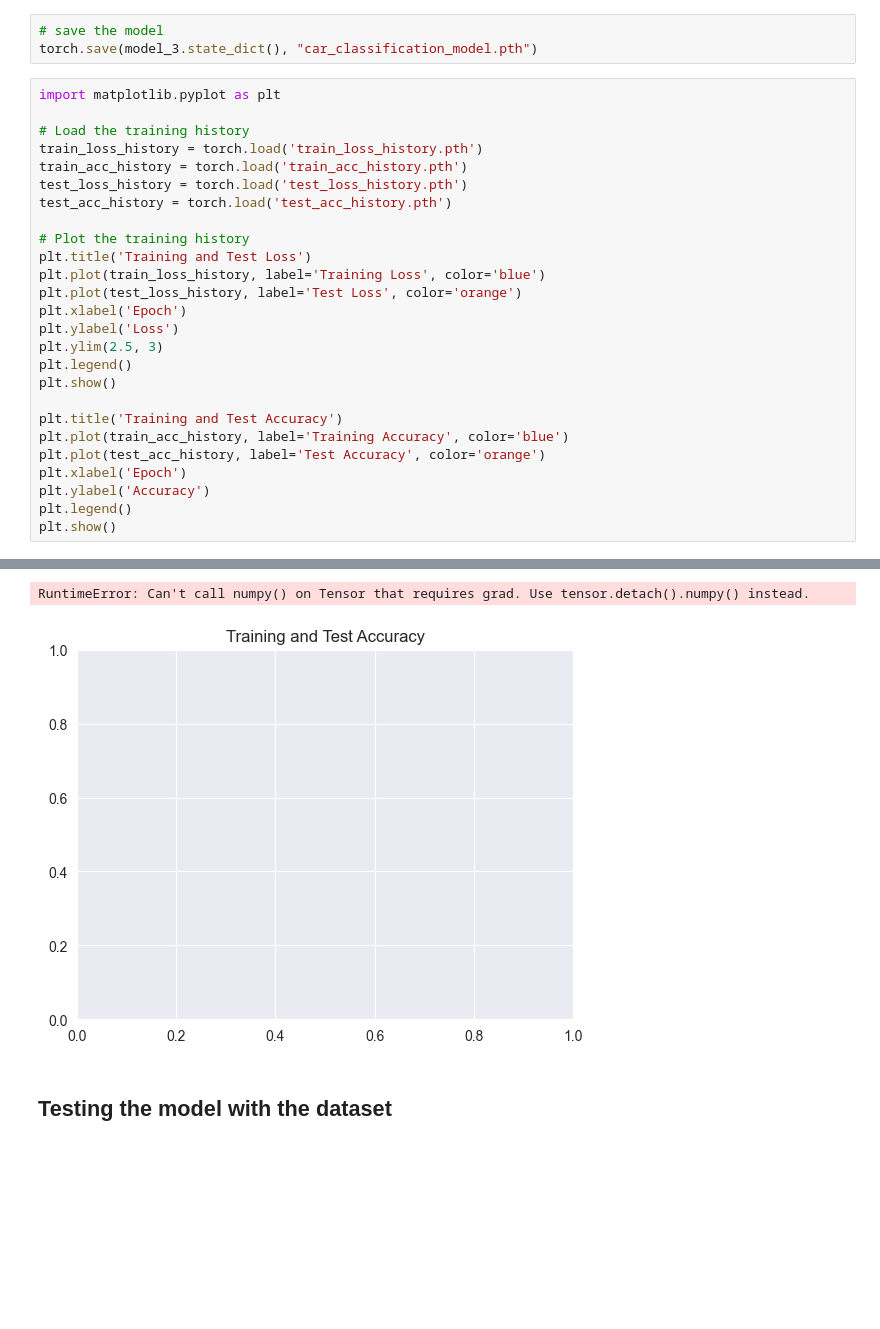
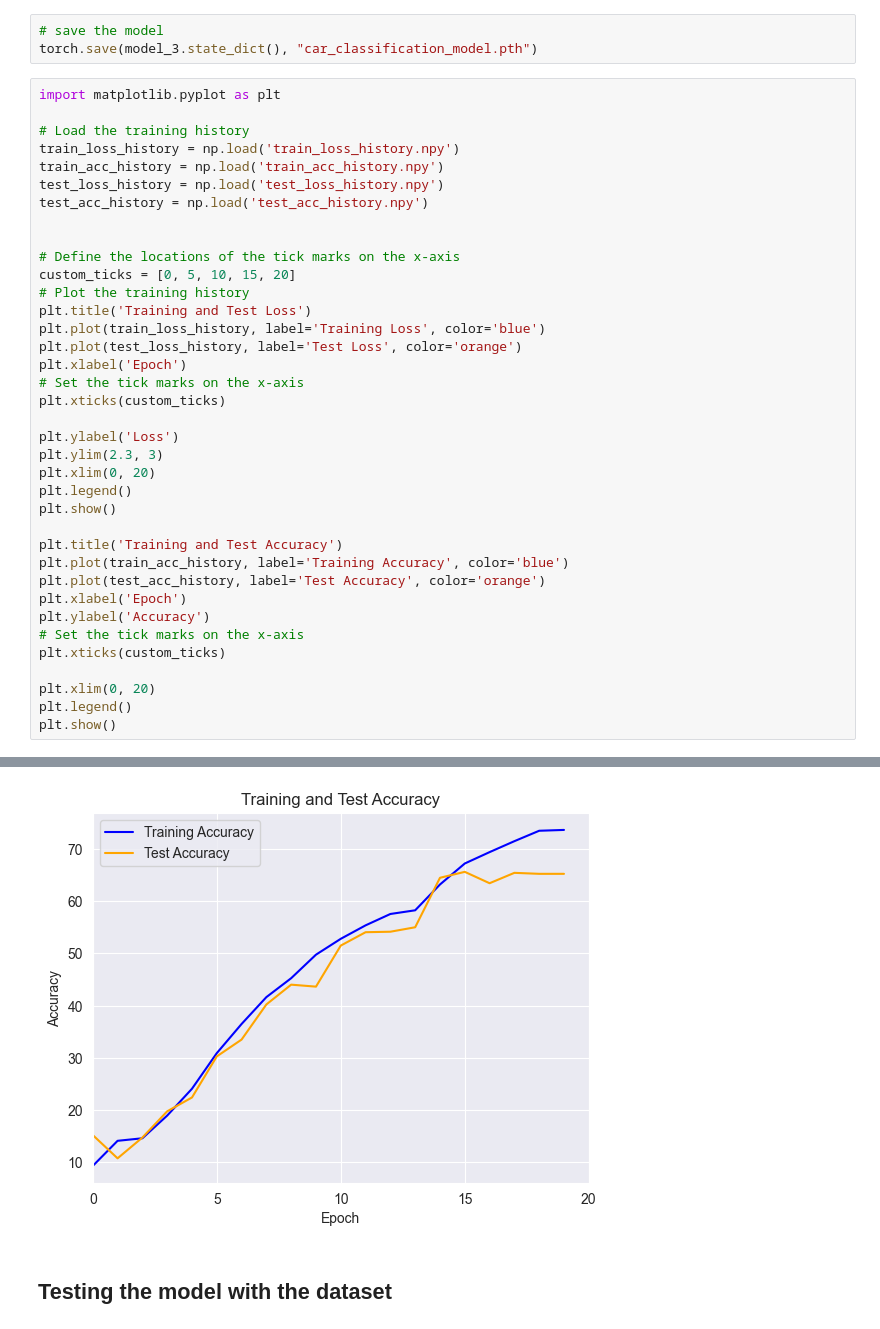
Before and after one commit to studjules/car_classification, a Jupyter notebook: car_classifier.ipynb, the cells around one changed output, grey strips where cells are left out. Saved outputs shown, nothing was run; the diff lists cells and outputs as text; blank space fills up the shorter version.

Commit message:
Training visualization done

```diff
--- a/car_classifier.ipynb
+++ b/car_classifier.ipynb
@@ -426,18 +438,25 @@ torch.save(model_3.state_dict(), "car_classification_model.pth")
 import matplotlib.pyplot as plt
 
 # Load the training history
-train_loss_history = torch.load('train_loss_history.pth')
-train_acc_history = torch.load('train_acc_history.pth')
-test_loss_history = torch.load('test_loss_history.pth')
-test_acc_history = torch.load('test_acc_history.pth')
+train_loss_history = np.load('train_loss_history.npy')
+train_acc_history = np.load('train_acc_history.npy')
+test_loss_history = np.load('test_loss_history.npy')
+test_acc_history = np.load('test_acc_history.npy')
 
+
+# Define the locations of the tick marks on the x-axis
+custom_ticks = [0, 5, 10, 15, 20]
 # Plot the training history
 plt.title('Training and Test Loss')
 plt.plot(train_loss_history, label='Training Loss', color='blue')
 plt.plot(test_loss_history, label='Test Loss', color='orange')
 plt.xlabel('Epoch')
+# Set the tick marks on the x-axis
+plt.xticks(custom_ticks)
+
 plt.ylabel('Loss')
-plt.ylim(2.5, 3)
+plt.ylim(2.3, 3)
+plt.xlim(0, 20)
 plt.legend()
 plt.show()
 
@@ -446,6 +465,10 @@ plt.plot(train_acc_history, label='Training Accuracy', color='blue')
 plt.plot(test_acc_history, label='Test Accuracy', color='orange')
 plt.xlabel('Epoch')
 plt.ylabel('Accuracy')
+# Set the tick marks on the x-axis
+plt.xticks(custom_ticks)
+
+plt.xlim(0, 20)
 plt.legend()
 plt.show()
 # %% [output]
@@ -453,5 +476,4 @@ plt.show()
-RuntimeError: Can't call numpy() on Tensor that requires grad. Use tensor.detach().numpy() instead.
-[figure, old version]
+[figure, new version]
 # %% [markdown]
 ## Testing the model with the dataset
 # %%
```
Also changed, not shown: parts of 13 cells of this notebook, 11 other files.
